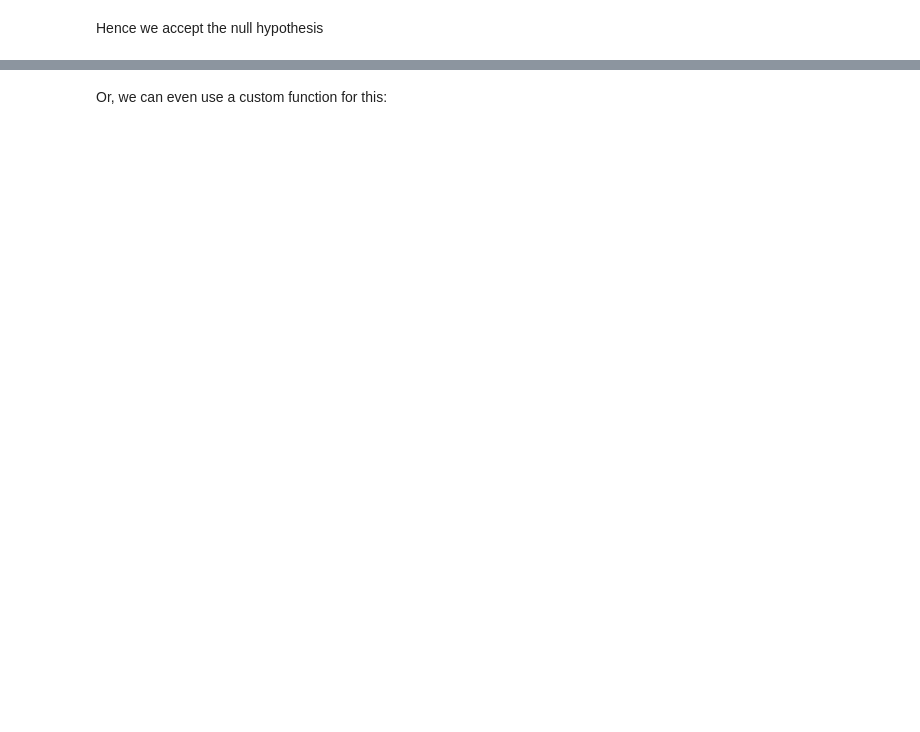
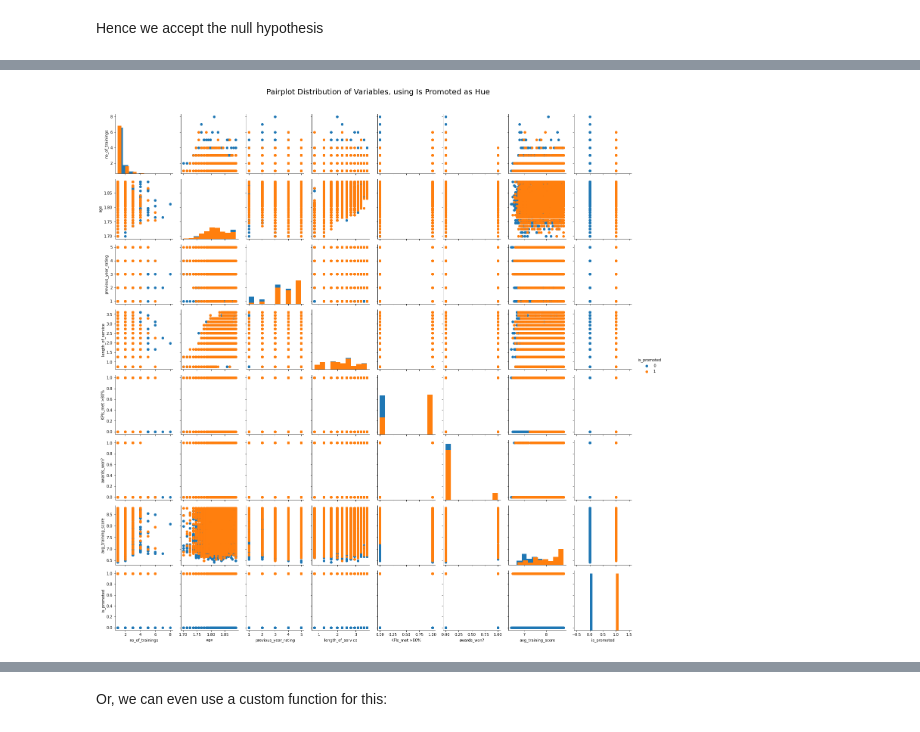
Before and after one commit to SamuelkohP04/Machine-Learning-with-HR-Analytics, a Jupyter notebook: ML_Assignment_2.ipynb, the cells around one changed output, grey strips where cells are left out. Cells and saved outputs as stored; diff of their text form; code cells hidden in the pictures; blank space fills up the shorter version.

```diff
--- a/ML_Assignment_2.ipynb
+++ b/ML_Assignment_2.ipynb
@@ -435,0 +458,17 @@ xlabel
+# %%
+g = sns.PairGrid(data=hrAnalytics, vars=['no_of_trainings', 'age', 'previous_year_rating',
+                                'length_of_service', 'KPIs_met >80%', 'awards_won?',
+                                'avg_training_score', 'is_promoted'],
+                 hue='is_promoted')
+
+g.map_diag(plt.hist)
+g.map_offdiag(plt.scatter)
+
+# Add a legend
+g.add_legend()
+
+# Show the plot
+g.fig.suptitle('Pairplot Distribution of Variables, using Is Promoted as Hue', y=1.03, fontsize=20)
+plt.show()
+# %% [output]
+[figure, added]
```
Also changed, not shown: parts of 29 cells of this notebook, 1 other file.
